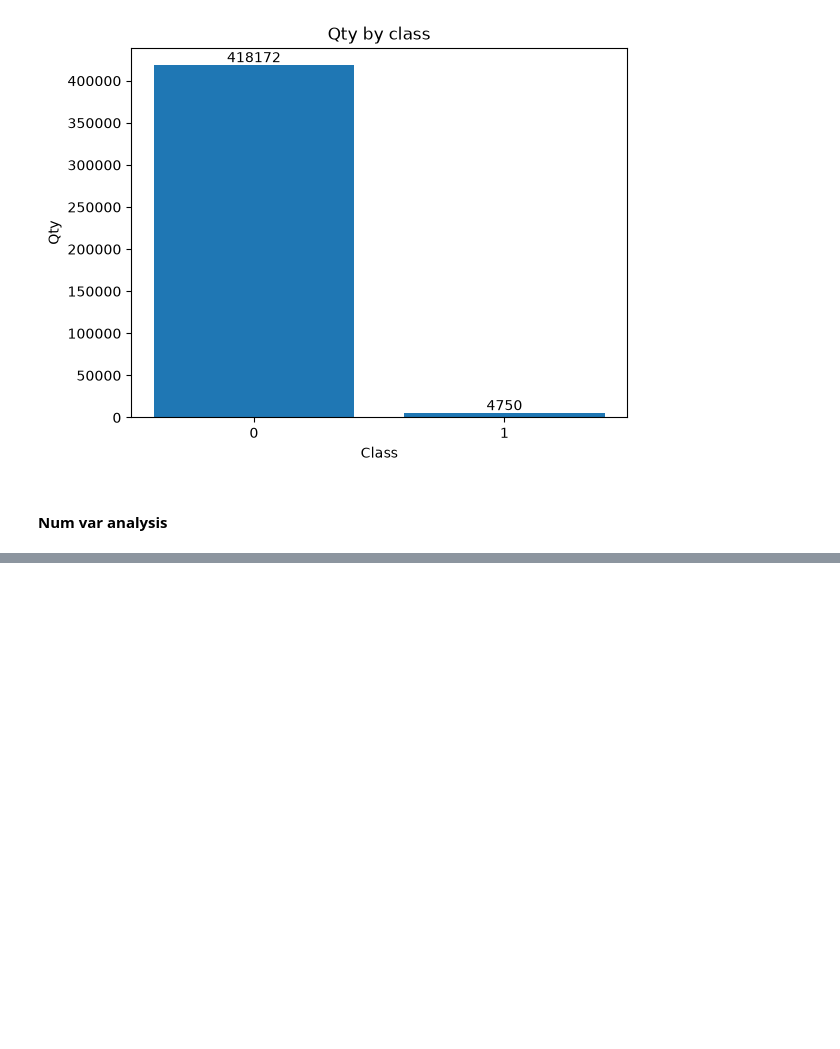
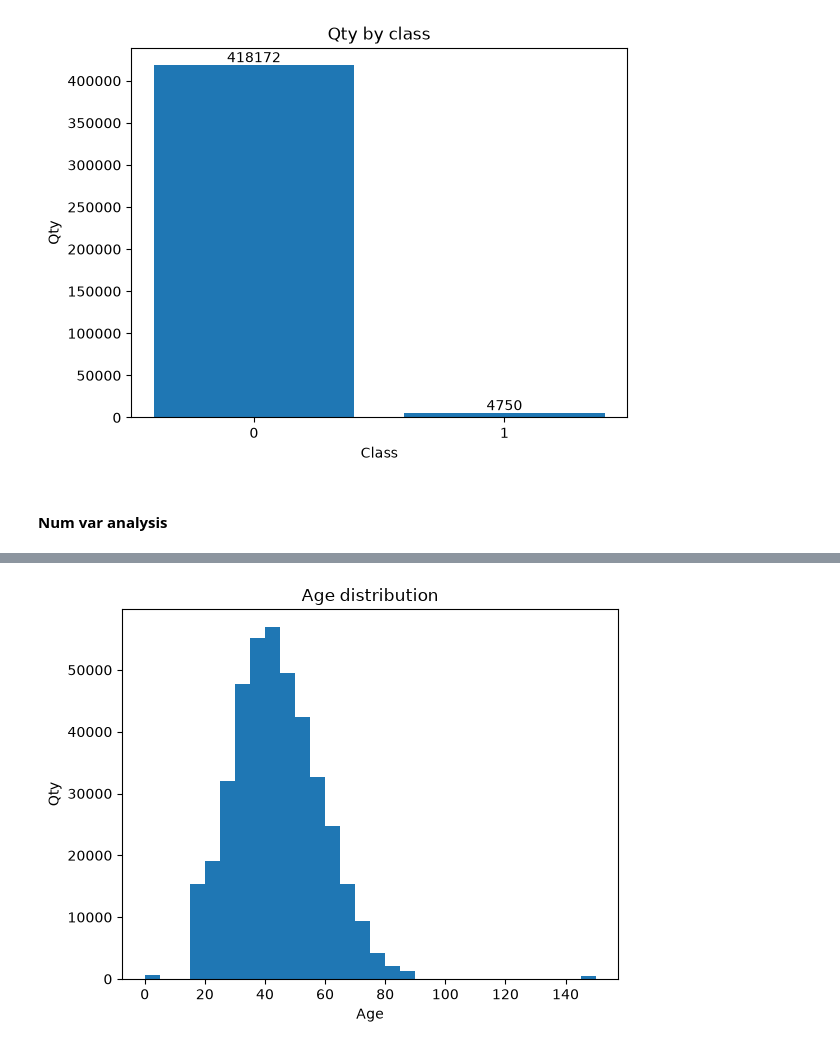
Before and after one commit to marciodosanjos/classification-churn, a Jupyter notebook: notebooks/01_exploracao.ipynb, the cells around one changed output, grey strips where cells are left out. Drawn from its saved outputs; the diff is of its cells as text; code cells hidden in the pictures; blank space fills up the shorter version.

```diff
--- a/notebooks/01_exploracao.ipynb
+++ b/notebooks/01_exploracao.ipynb
@@ -547,0 +532,11 @@ pd.reset_option("display.max_rows")
+# %%
+#strange vars
+
+#idade: 0 and 150 age?
+plt.hist(X_train['idade'].dropna(), bins=30)
+plt.xlabel("Age")
+plt.ylabel("Qty")
+plt.title("Age distribution")
+plt.show()
+# %% [output]
+[figure, added]
```
Also changed, not shown: parts of 10 cells of this notebook.
